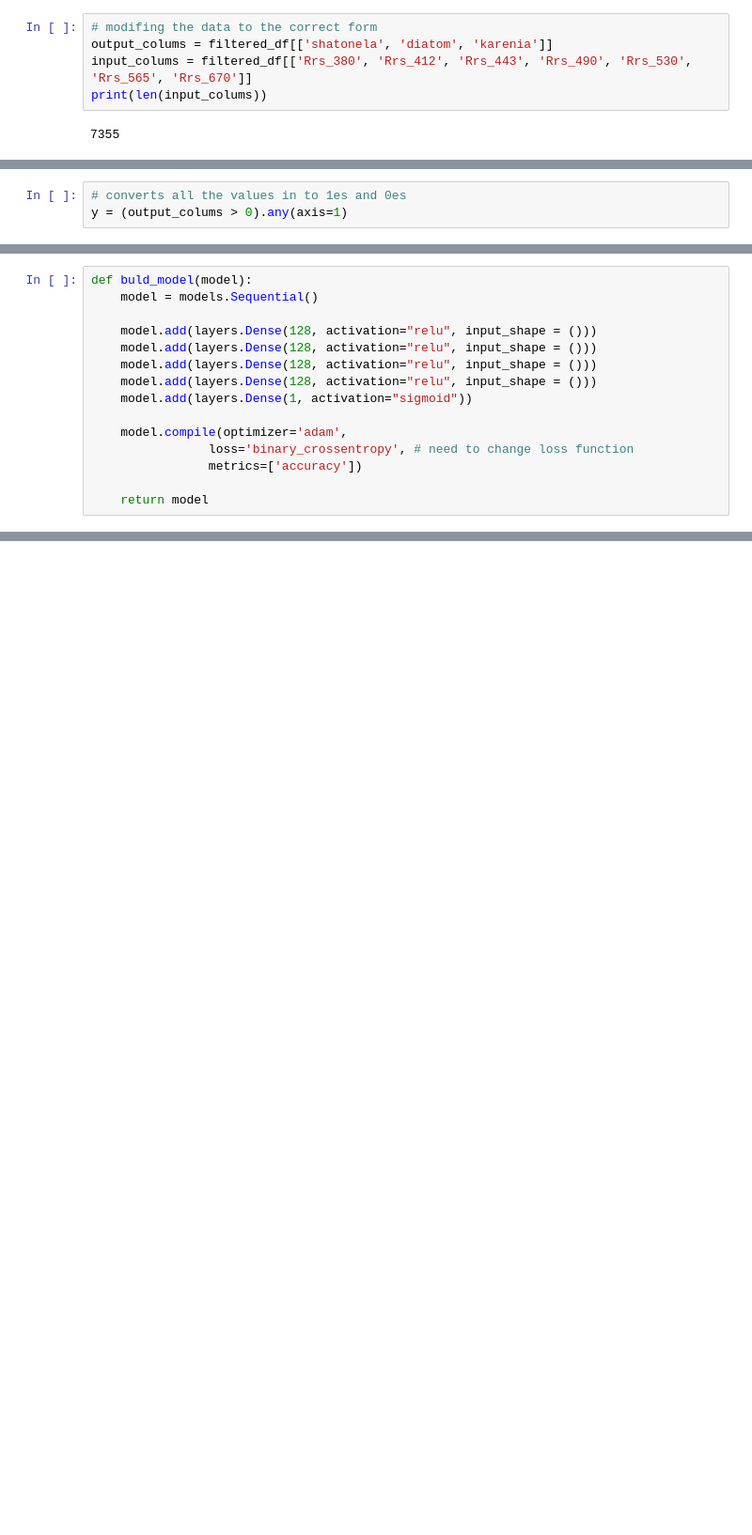
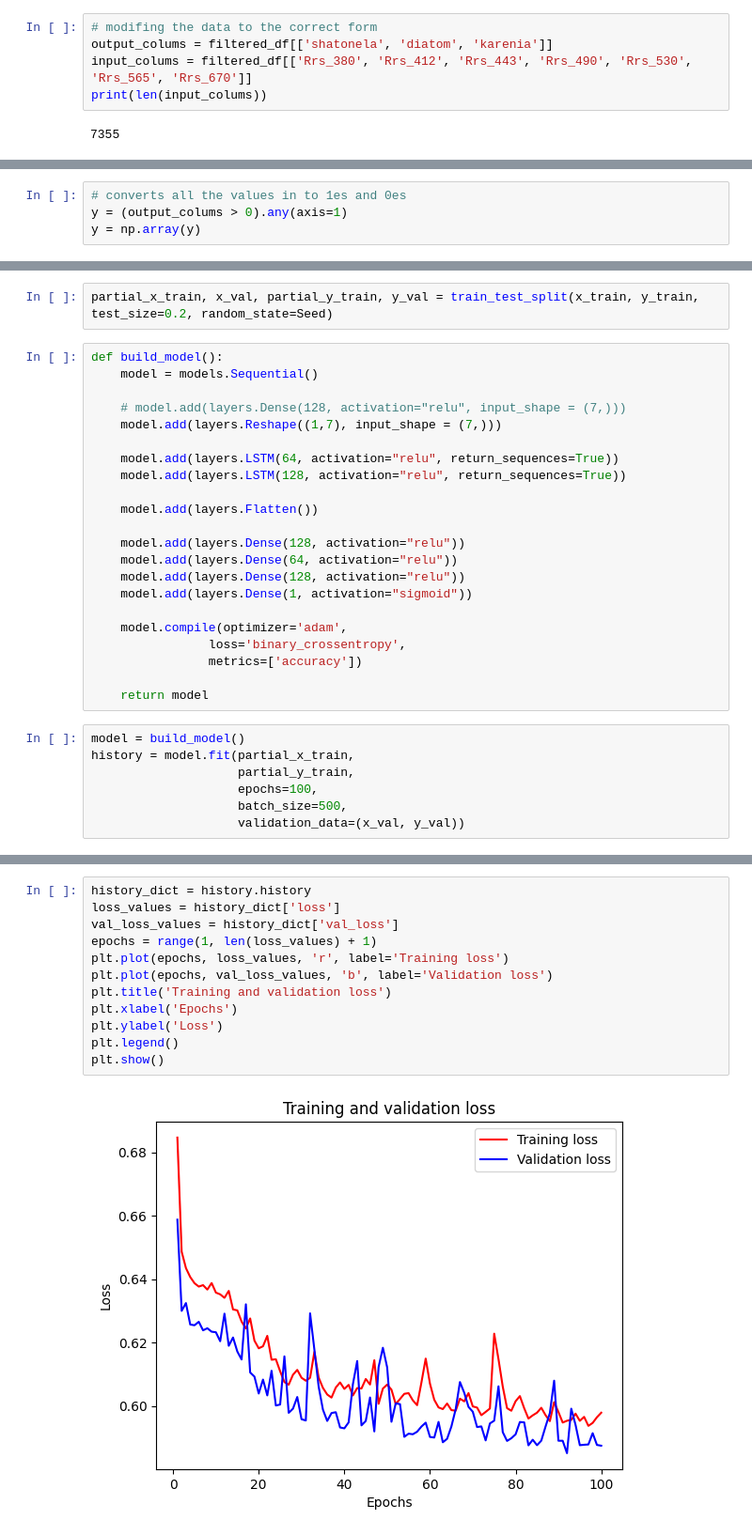
Before and after one commit to UpatronoL/Akashiwo_Model, a Jupyter notebook: model_V1.ipynb, the cells around one changed output, grey strips where cells are left out. Shown: that part at 94% size. Drawn from its saved outputs; the diff is of its cells as text; blank space fills up the shorter version.

Commit message:
adding an LSTM layers to the model to increase the accuracy. current best accuracy is 71.9%

```diff
--- a/model_V1.ipynb
+++ b/model_V1.ipynb
@@ -55,5 +67,6 @@ x = np.log(output_colums)
 # %%
 # converts all the values in to 1es and 0es
 y = (output_colums > 0).any(axis=1)
+y = np.array(y)
 # %%
 # randomaizing test and training data
@@ -61,15 +74,31 @@ x_train, x_test, y_train, y_test = train_test_split(x, y, test_size=0.3)
+# %%
+partial_x_train, x_val, partial_y_train, y_val = train_test_split(x_train, y_train, test_size=0.2, random_state=Seed)
 # %%
-def buld_model(model):
+def build_model():
     model = models.Sequential()
 
-    model.add(layers.Dense(128, activation="relu", input_shape = ()))
-    model.add(layers.Dense(128, activation="relu", input_shape = ()))
-    model.add(layers.Dense(128, activation="relu", input_shape = ()))
-    model.add(layers.Dense(128, activation="relu", input_shape = ()))
+    # model.add(layers.Dense(128, activation="relu", input_shape = (7,)))
+    model.add(layers.Reshape((1,7), input_shape = (7,)))
+
+    model.add(layers.LSTM(64, activation="relu", return_sequences=True))
+    model.add(layers.LSTM(128, activation="relu", return_sequences=True))
+
+    model.add(layers.Flatten())
+
+    model.add(layers.Dense(128, activation="relu"))
+    model.add(layers.Dense(64, activation="relu"))
+    model.add(layers.Dense(128, activation="relu"))
     model.add(layers.Dense(1, activation="sigmoid"))
 
     model.compile(optimizer='adam',
-                loss='binary_crossentropy', # need to change loss function
+                loss='binary_crossentropy',
                 metrics=['accuracy'])
 
     return model
+# %%
+model = build_model()
+history = model.fit(partial_x_train,
+                    partial_y_train,
+                    epochs=100,
+                    batch_size=500,
+                    validation_data=(x_val, y_val))
@@ -75,0 +112,14 @@ def buld_model(model):
+# %%
+history_dict = history.history
+loss_values = history_dict['loss']
+val_loss_values = history_dict['val_loss']
+epochs = range(1, len(loss_values) + 1)
+plt.plot(epochs, loss_values, 'r', label='Training loss')
+plt.plot(epochs, val_loss_values, 'b', label='Validation loss')
+plt.title('Training and validation loss')
+plt.xlabel('Epochs')
+plt.ylabel('Loss')
+plt.legend()
+plt.show()
+# %% [output]
+[figure, added]
```
Also changed, not shown: parts of 10 cells of this notebook, 1 other file.
